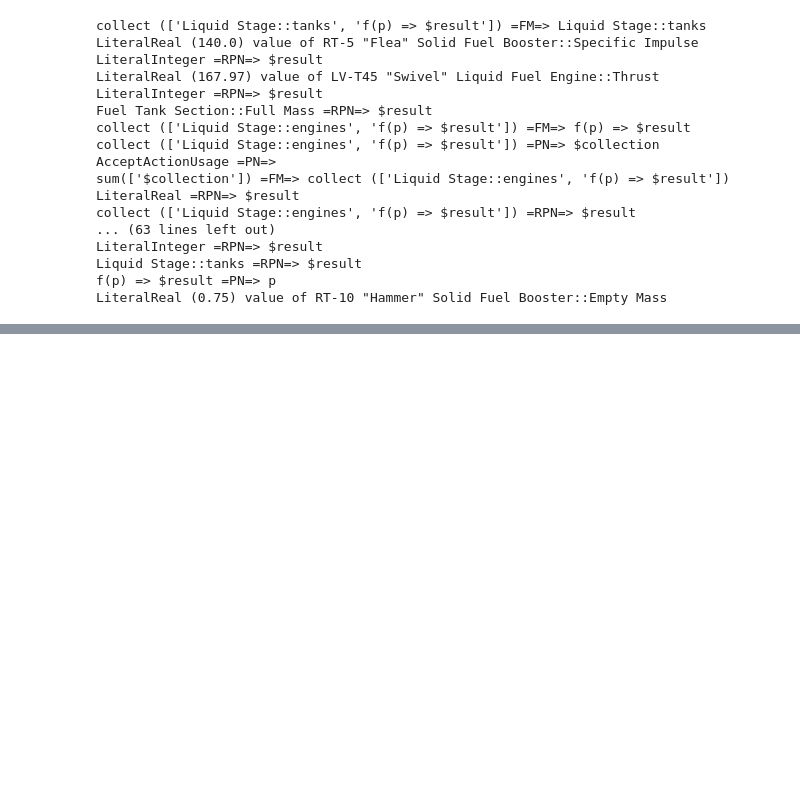
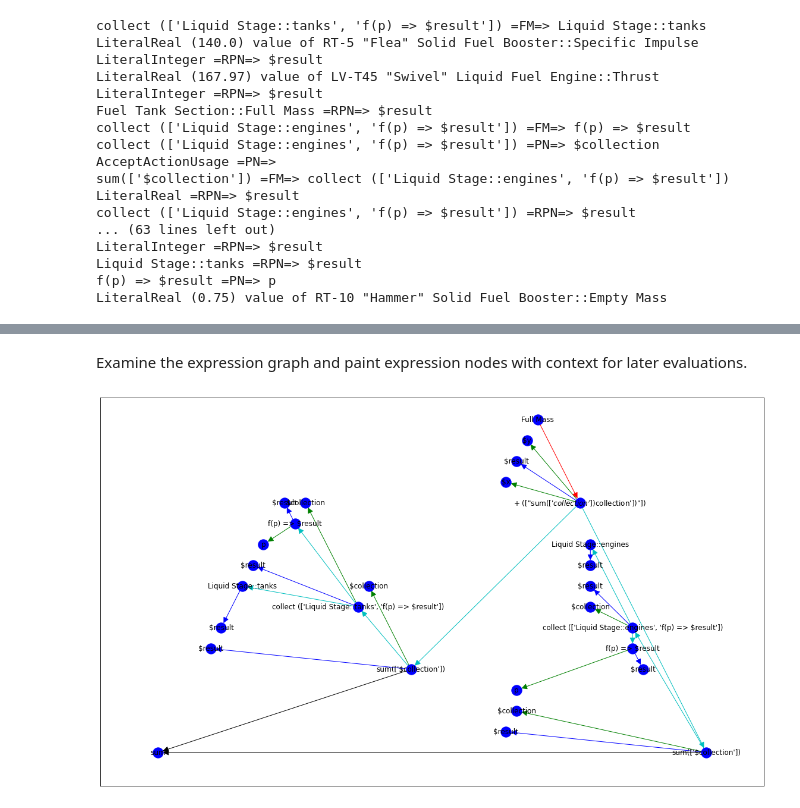
Before and after one commit to bjorncole/pyMBE, a Jupyter notebook: notebooks/Example Model Interpretation.ipynb, the cells around one changed output, grey strips where cells are left out. Drawn from its saved outputs; the diff is of its cells as text; code cells hidden in the pictures; blank space fills up the shorter version.

Commit message:
Expressions preparation

```diff
--- a/notebooks/Example Model Interpretation.ipynb
+++ b/notebooks/Example Model Interpretation.ipynb
@@ -450,7 +450,7 @@ def expression_signature(expr):
         result_name = working_model.get_name_by_id(expr['result']['@id'])
         inputs = [expression_signature(working_model.get_data_by_id(para['@id'])) for para in expr['input']]
         return 'f(' + ', '.join(inputs) + ') => ' + result_name
-    elif expr['@type'] in ('ReferenceUsage', 'Feature', 'AttributeUsage'):
+    elif expr['@type'] in ('ReferenceUsage', 'Feature', 'AttributeUsage', 'Function'):
         if expr['name'] is not None:
             return expr['name']
         else:
@@ -525,12 +505,13 @@ for rel in relations:
 
     elif rel['@type'] == 'FeatureMembership':
         if 'Expression' in working_model.get_data_by_id(rel['memberFeature']['@id'])['@type']:
-            owner = working_model.get_data_by_id(rel['owningType']['@id'])
-            expr = working_model.get_data_by_id(rel['memberFeature']['@id'])
+            if working_model.get_metaclass_by_id(rel['memberFeature']['@id']) != 'AttributeUsage':
+                owner = working_model.get_data_by_id(rel['owningType']['@id'])
+                expr = working_model.get_data_by_id(rel['memberFeature']['@id'])
 
-            expression_graph.add_node(owner['@id'], label=expression_signature(owner))
-            expression_graph.add_node(expr['@id'], label=expression_signature(expr))
-            expression_graph.add_edge(owner['@id'], expr['@id'], kind='FeatureMembership')
+                expression_graph.add_node(owner['@id'], label=expression_signature(owner))
+                expression_graph.add_node(expr['@id'], label=expression_signature(expr))
+                expression_graph.add_edge(owner['@id'], expr['@id'], kind='FeatureMembership')
 
             print (expression_signature(owner) + ' =FM=> ' + expression_signature(expr))
 
@@ -543,7 +524,7 @@ for rel in relations:
             expression_graph.add_node(expr['@id'], label=expression_signature(expr))
             expression_graph.add_edge(expr['@id'], typ['@id'], kind='FeatureTyping')
 
-            print (expression_signature(owner) + ' =FT=> ' + expression_signature(expr))
+            print (expression_signature(expr) + ' =FT=> ' + expression_signature(typ))
 # %% [output]
 collect (['Liquid Stage::tanks', 'f(p) => $result']) =FM=> Liquid Stage::tanks
 LiteralReal (140.0) value of RT-5 "Flea" Solid Fuel Booster::Specific Impulse
@@ -594,0 +581,53 @@ for comp in NX.connected_components(expression_graph.to_undirected()):
+# %% [markdown]
+Examine the expression graph and paint expression nodes with context for later evaluations.
+# %%
+for comp in NX.connected_components(expression_graph.to_undirected()):
+    connected_sub = NX.subgraph(expression_graph, list(comp))
+
+    pos = NX.planar_layout(connected_sub)
+
+    banded_labels = NX.get_node_attributes(connected_sub,'label')
+
+    edge_kinds = NX.get_edge_attributes(connected_sub,'kind')
+    colors = []
+
+    rpm_edges = []
+    pm_edges = []
+    fv_edges = []
+    ft_edges = []
+    fm_edges = []
+
+    for edg in connected_sub.edges.data("kind"):
+        if edg[2] == 'ReturnParameterMembership':
+            rpm_edges.append([edg[0], edg[1]])
+        elif edg[2] == 'ParameterMembership':
+            pm_edges.append([edg[0], edg[1]])
+        elif edg[2] == 'FeatureValue':
+            fv_edges.append([edg[0], edg[1]])
+        elif edg[2] == 'FeatureTyping':
+            ft_edges.append([edg[0], edg[1]])
+        elif edg[2] == 'FeatureMembership':
+            fm_edges.append([edg[0], edg[1]])
+
+    # only plot non-trivial
+    if len(comp) > 4:
+
+        plt.figure(figsize=(20, 12))
+
+        NX.draw_networkx_nodes(connected_sub, pos, nodelist=comp, node_color="b")
+
+        NX.draw_networkx_edges(connected_sub, pos, edgelist=rpm_edges, edge_color="b", arrowsize=20)
+        NX.draw_networkx_edges(connected_sub, pos, edgelist=ft_edges, edge_color="k", arrowsize=20)
+        NX.draw_networkx_edges(connected_sub, pos, edgelist=pm_edges, edge_color="g", arrowsize=20)
+        NX.draw_networkx_edges(connected_sub, pos, edgelist=fv_edges, edge_color="r", arrowsize=20)
+        NX.draw_networkx_edges(connected_sub, pos, edgelist=fm_edges, edge_color="c", arrowsize=20)
+
+        NX.draw_networkx_labels(connected_sub, pos, banded_labels, font_size=12)
+
+        #NX.draw_planar(connected_sub,
+        #               edgelist=connected_sub.edges,
+        #               labels=banded_labels,
+        #              edge_color=colors,
+        #              arrowsize=20)
+# %% [output]
+[figure, added]
```
Also changed, not shown: parts of 15 cells of this notebook, 2 other files.
